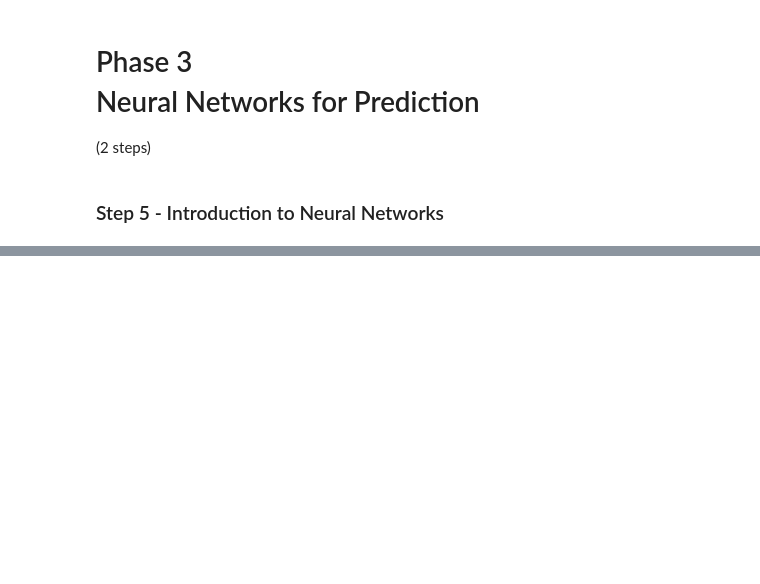
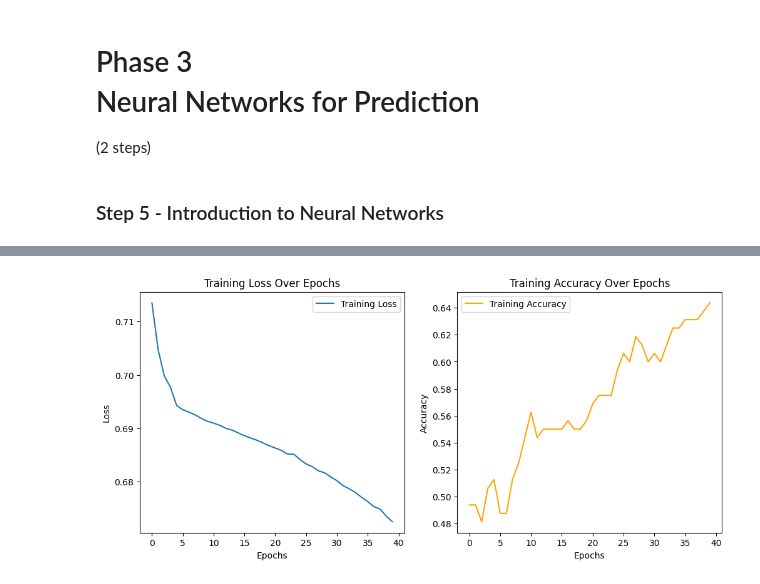
Before and after one commit to princypandya/Food-Delivery-Time-Prediction, a Jupyter notebook: Assignment5.ipynb, the cells around one changed output, grey strips where cells are left out. Drawn from its saved outputs; the diff is of its cells as text; code cells hidden in the pictures; blank space fills up the shorter version.

```diff
--- a/Assignment5.ipynb
+++ b/Assignment5.ipynb
@@ -495,0 +644,16 @@ plt.show()
+# %%
+# Improved Neural Network Model
+improved_model = keras.Sequential([
+    keras.layers.Dense(32, activation='relu', input_shape=(x_train.shape[1],)),
+    keras.layers.Dense(16, activation='relu'),
+    keras.layers.Dense(8, activation='relu'),
+    keras.layers.Dense(1, activation='sigmoid')
+])
+
+improved_model.compile(
+    optimizer=keras.optimizers.Adam(learning_rate=0.001),
+    loss='binary_crossentropy',
+    metrics=['accuracy']
+)
+
+history = improved_model.fit(x_train, y_train, epochs=40)
@@ -495,0 +701,18 @@ plt.show()
+# %%
+#Visual Analysis of Training History
+plt.figure(figsize=(12,5))
+plt.subplot(1, 2, 1)
+plt.plot(history.history['loss'], label='Training Loss')
+plt.title('Training Loss Over Epochs')
+plt.xlabel('Epochs')
+plt.ylabel('Loss')
+plt.legend()
+plt.subplot(1, 2, 2)
+plt.plot(history.history['accuracy'], label='Training Accuracy', color='orange')
+plt.title('Training Accuracy Over Epochs')
+plt.xlabel('Epochs')
+plt.ylabel('Accuracy')
+plt.legend()
+plt.show()
+# %% [output]
+[figure, added]
```
Also changed, not shown: parts of 32 cells of this notebook.
